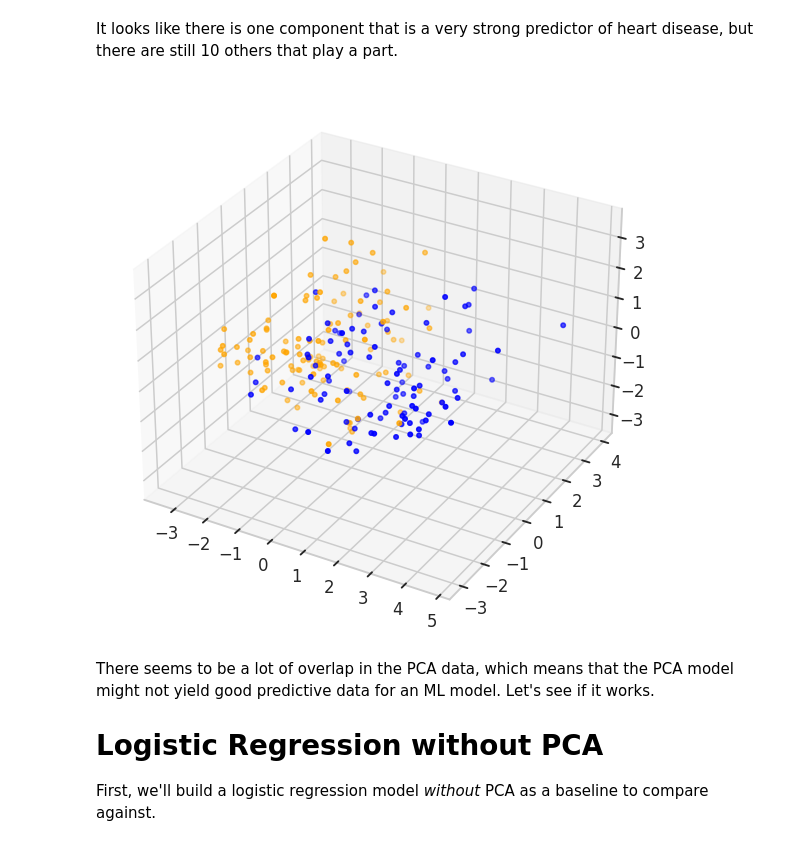
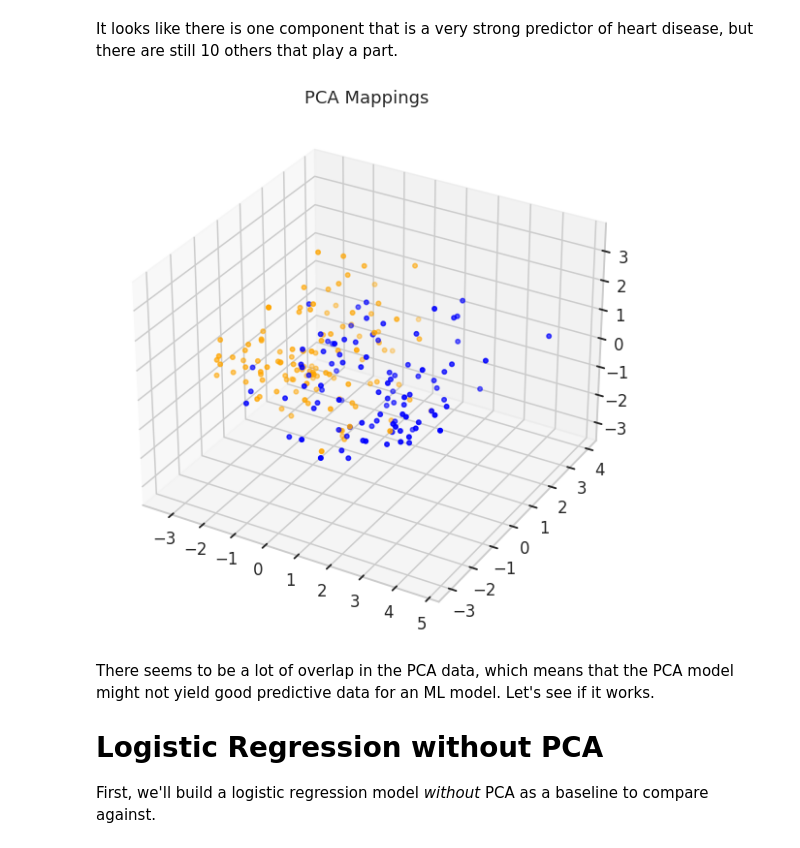
Before and after one commit to jgjarosz/Data-Scientist-Portfolio, a Jupyter notebook: heart-disease-uci.ipynb, the cells around one changed output. Saved outputs shown, nothing was run; the diff lists cells and outputs as text; code cells hidden in the pictures.

```diff
--- a/heart-disease-uci.ipynb
+++ b/heart-disease-uci.ipynb
@@ -149,24 +149,25 @@ It looks like there is one component that is a very strong predictor of heart di
 # %%
 # Transform the PCA data and visualize it
 X_train_pca_transformed = pca.transform(X_train_scaled)
 
 # Plot the PCA data for the train set
 sns.set_palette('deep')
 fig = plt.figure(figsize=(10, 10))
 ax = fig.add_subplot(projection='3d')
 xs = X_train_pca_transformed[:,0]
 ys = X_train_pca_transformed[:,1]
 zs = X_train_pca_transformed[:,2]
 colors = ['blue' if label == 0 else 'orange' for label in y_train]
 Axes3D.scatter(xs=xs,
                ys=ys,
                zs=zs,
                ax=ax,
                depthshade=True,
                c=colors)
+plt.title('PCA Mappings')
 plt.show()
 # %% [output]
-[figure, old version]
+[figure, new version]
 # %% [markdown]
 There seems to be a lot of overlap in the PCA data, which means that the PCA model might not yield good predictive data for an ML model. Let's see if it works.
 
```
Also changed, not shown: parts of 5 cells of this notebook.
